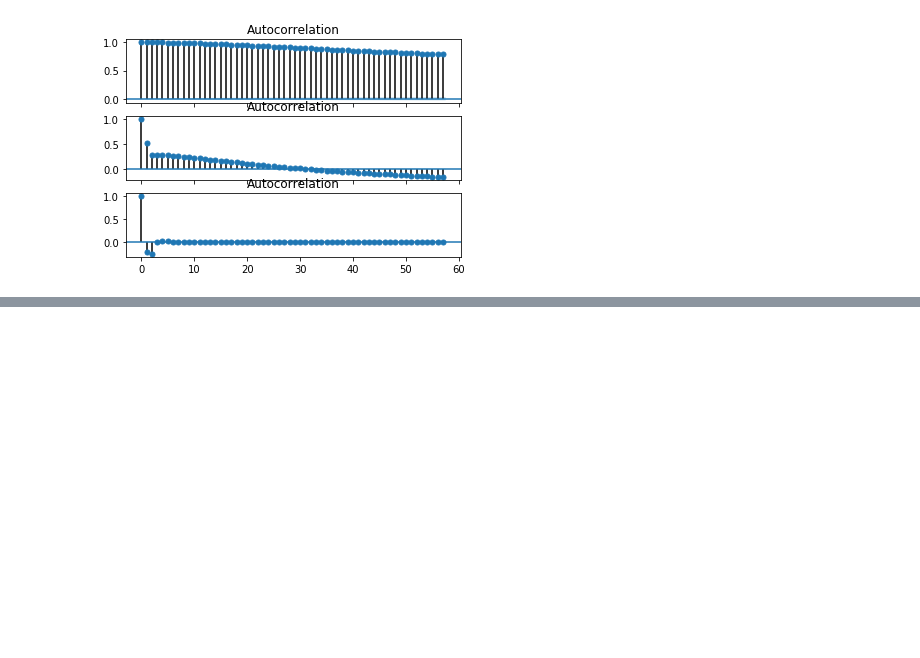
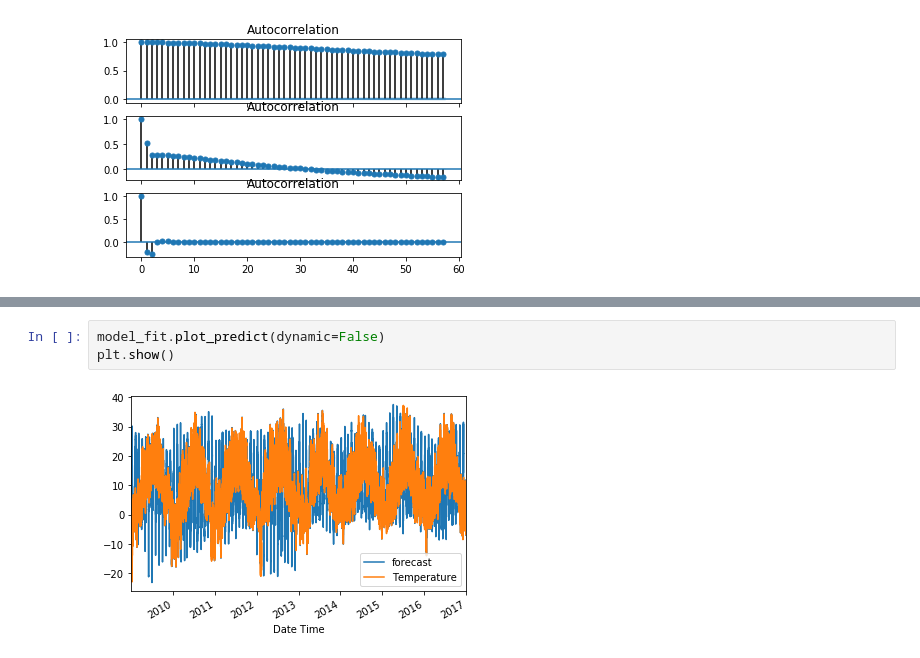
Before and after one commit to scherala/365DaysOfCoding, a Jupyter notebook: Time Series Forecasting -1.ipynb, the cells around one changed output, grey strips where cells are left out. Cells and saved outputs as stored; diff of their text form; blank space fills up the shorter version.

```diff
--- a/Time Series Forecasting -1.ipynb
+++ b/Time Series Forecasting -1.ipynb
@@ -302,0 +380,5 @@ plt.show()
+# %%
+model_fit.plot_predict(dynamic=False)
+plt.show()
+# %% [output]
+[figure, added]
```
Also changed, not shown: parts of 9 cells of this notebook.
